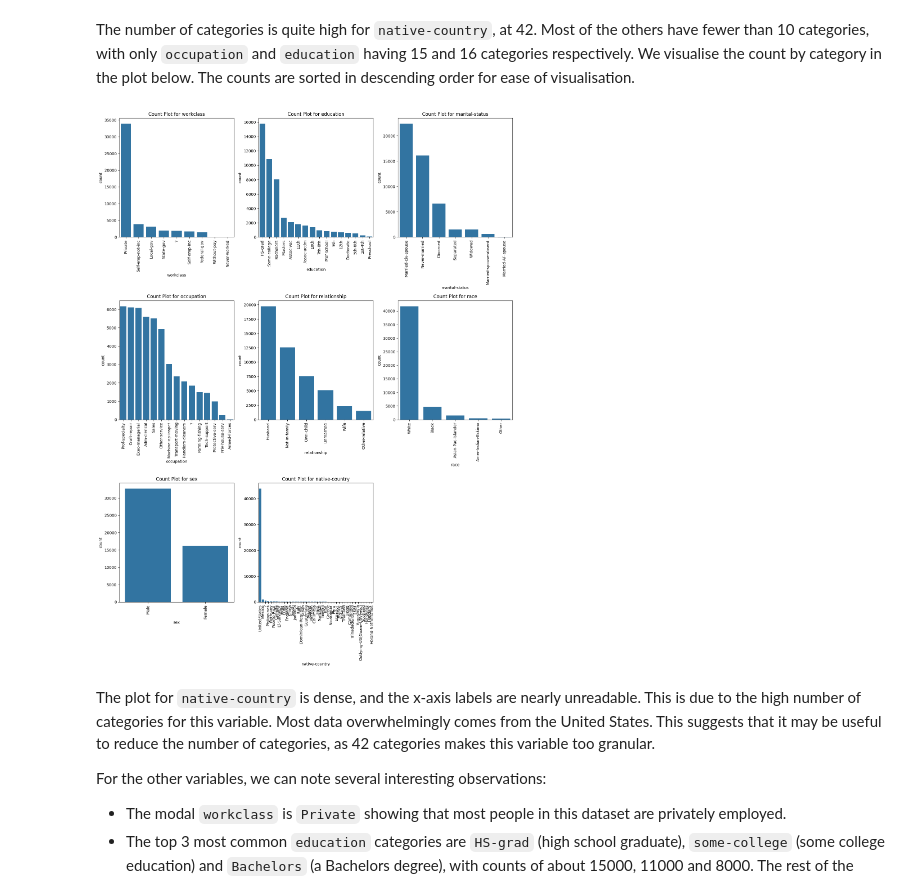
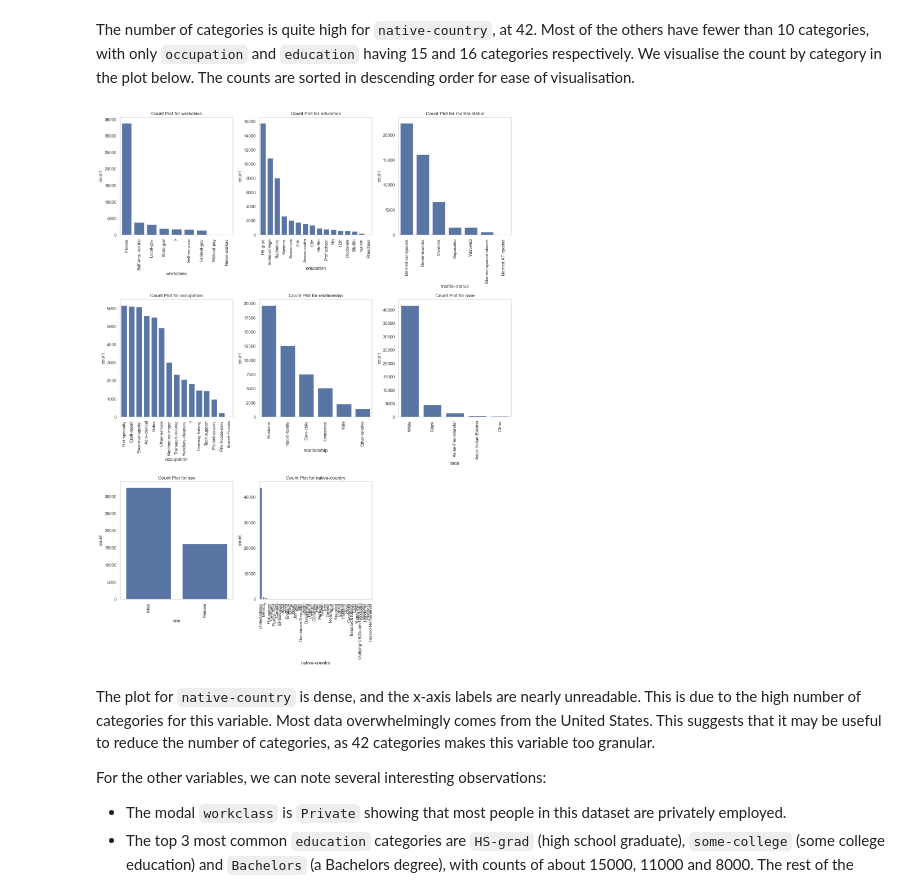
Before and after one commit to SHeywood8/dst-group-project-1, a Jupyter notebook: VivekP/03-IncomeDataEDA.ipynb, the cells around one changed output. Saved outputs shown, nothing was run; the diff lists cells and outputs as text; code cells hidden in the pictures.

```diff
--- a/VivekP/03-IncomeDataEDA.ipynb
+++ b/VivekP/03-IncomeDataEDA.ipynb
@@ -245,25 +331,31 @@ native-country: 42 categories
 # %% [markdown]
 The number of categories is quite high for `native-country`, at 42. Most of the others have fewer than 10 categories, with only `occupation` and `education` having 15 and 16 categories respectively. We visualise the count by category in the plot below. The counts are sorted in descending order for ease of visualisation.
 # %%
+import matplotlib.pyplot as plt
+import seaborn as sns
+
 # Set up the figure for count plots of categorical variables
 plt.figure(figsize=(15, 20))
+
 for i, col in enumerate(categorical_columns, 1):
     plt.subplot(3, 3, i)
 
     # Get the counts and sort them
     counts = X[col].value_counts().sort_values(ascending=False)
 
     # Create the count plot, sorted by frequency
     sns.countplot(data=X, x=col, order=counts.index)
 
+    # Set the title and x-axis label rotation
     plt.title(f"Count Plot for {col}")
     plt.xticks(rotation=90)  # Rotate x-axis labels for better visibility
+    plt.grid(False)
 
 # Adjust layout for the plots
 plt.tight_layout()
 plt.show()
 # %% [output]
-[figure, old version]
+[figure, new version]
 # %% [markdown]
 The plot for `native-country` is dense, and the x-axis labels are nearly unreadable. This is due to the high number of categories for this variable. Most data overwhelmingly comes from the United States. This suggests that it may be useful to reduce the number of categories, as 42 categories makes this variable too granular.
 
```
Also changed, not shown: parts of 25 cells of this notebook, 3 other files.
